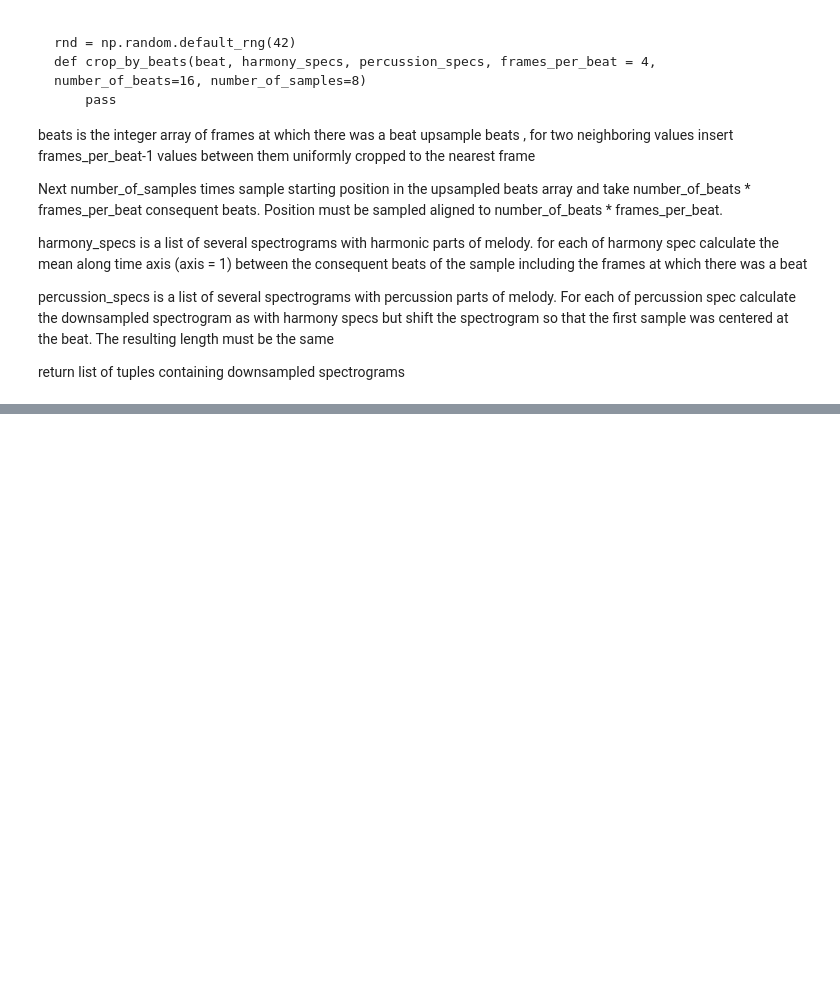
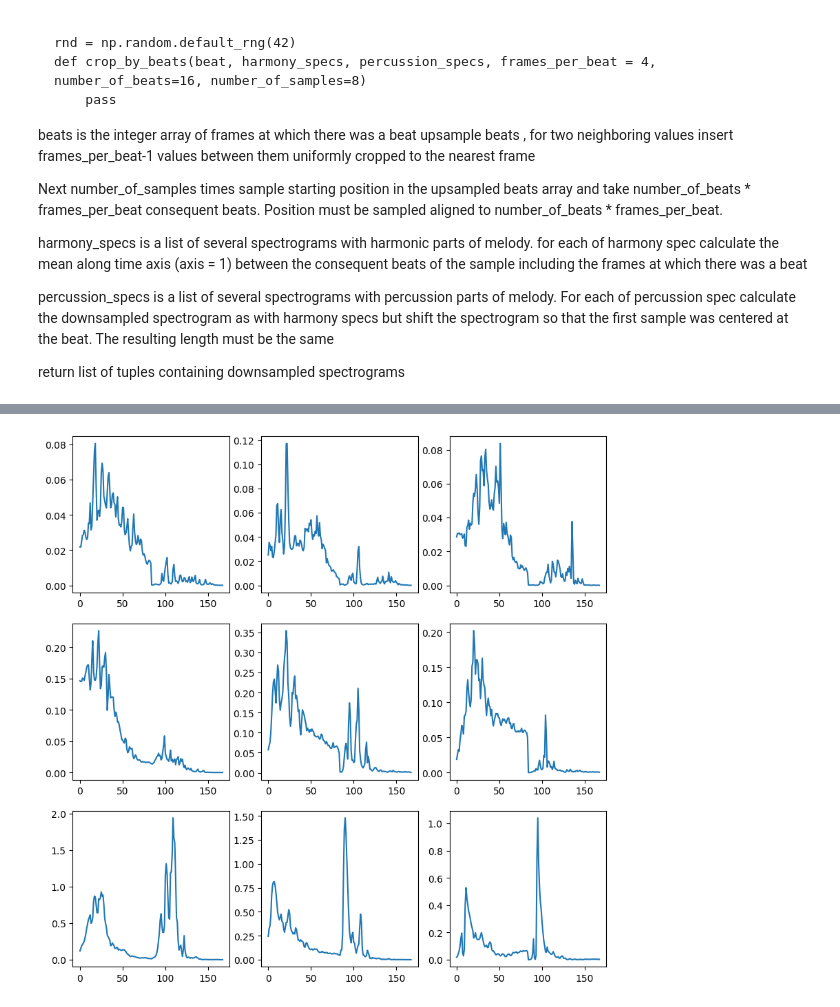
Before and after one commit to dmitrysluch/ariel-tds-music-genre, a Jupyter notebook: genre_detenction_ext.ipynb, the cells around one changed output, grey strips where cells are left out. Drawn from its saved outputs; the diff is of its cells as text; code cells hidden in the pictures; blank space fills up the shorter version.

Commit message:
Eval on harmonics/percussive chroma and beat

```diff
--- a/genre_detenction_ext.ipynb
+++ b/genre_detenction_ext.ipynb
@@ -624,0 +673,13 @@ E_eval.soft_extract()
+# %%
+# It looks like the most important features are high frequencies of drums, which is the last thing I expected. Lets check pictures:
+s_y = E_train.get_features(['s_y'])[:, 0]
+jazz_idx = np.where(s_y == 'jazz')[0][:3]
+rock_idx = np.where(s_y == 'rock')[0][:3]
+hip_hop_idx = np.where(s_y == 'hiphop')[0][:3]
+
+plt.figure().set_size_inches(10, 10)
+for pos, idx in enumerate(np.hstack([jazz_idx, rock_idx, hip_hop_idx])):
+    plt.subplot(3, 3, pos + 1)
+    plt.plot(E_train.features['percussive_chromo_stats'][idx])
+# %% [output]
+[figure, added]
```
Also changed, not shown: parts of 4 cells of this notebook, 2 other files.
